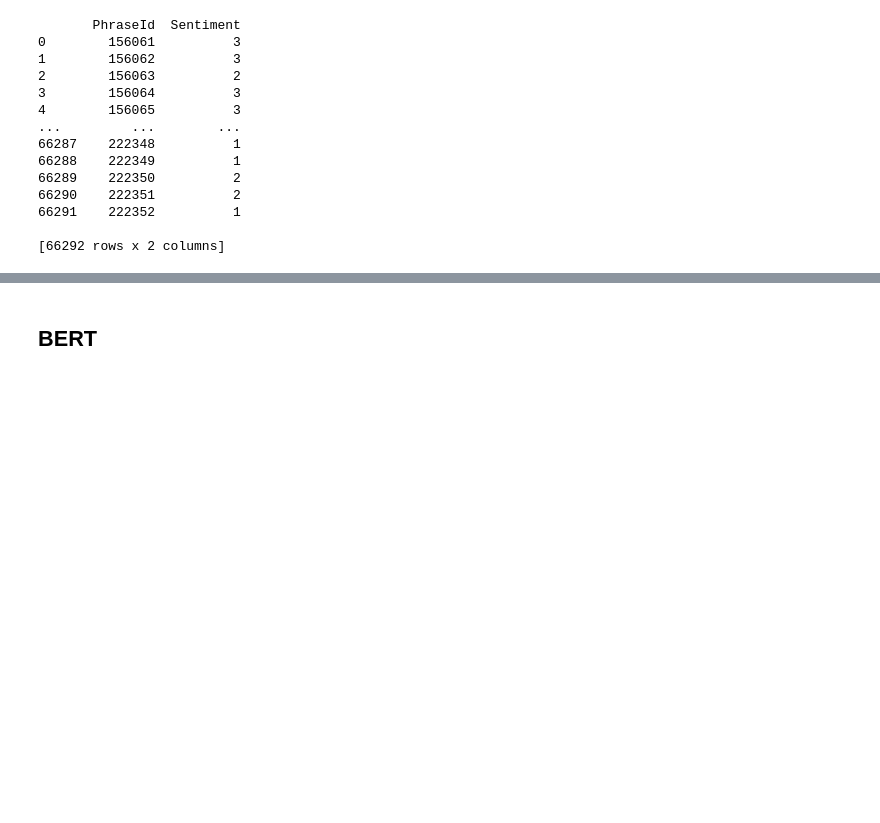
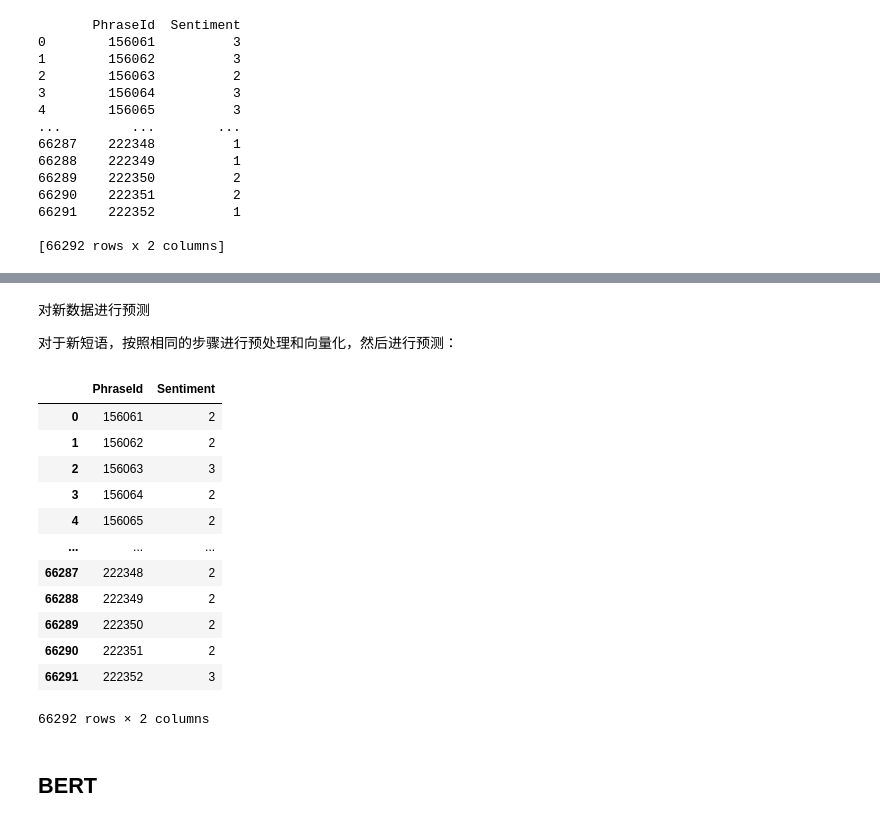
Before and after one commit to YiyangZhangPKU/DataWork, a Jupyter notebook: DataScience/sentiment-analysis-on-movie-reviews/Final_report.ipynb, the cells around one changed output, grey strips where cells are left out. Saved outputs shown, nothing was run; the diff lists cells and outputs as text; code cells hidden in the pictures; blank space fills up the shorter version.

```diff
--- a/DataScience/sentiment-analysis-on-movie-reviews/Final_report.ipynb
+++ b/DataScience/sentiment-analysis-on-movie-reviews/Final_report.ipynb
@@ -535,3 +684,34 @@ submission2.to_csv(r'submission_tfidf_MutiNB.csv', index=False)
+# %% [markdown]
+对新数据进行预测
+
+对于新短语，按照相同的步骤进行预处理和向量化，然后进行预测：
+# %%
+new_phrases = test_data["Phrase"]
+# 对新短语进行预处理
+new_phrases_tokenized = [preprocess_text(phrase) for phrase in new_phrases]
+
+# 向量化新短语
+X_new_w2v = np.array([vectorize_sentence(phrase) for phrase in new_phrases_tokenized])
+
+# 预测情感标签
+predictions = model3.predict(X_new_w2v)
+submission3 = pd.DataFrame({'PhraseId': test_data['PhraseId'], 'Sentiment': predictions})
+submission3.to_csv(r'output\submission_w2v_Logistic.csv', index=False)
+submission3
+# %% [output]
+|  | PhraseId | Sentiment |
+| 0 | 156061 | 2 |
+| 1 | 156062 | 2 |
+| 2 | 156063 | 3 |
+| 3 | 156064 | 2 |
+| 4 | 156065 | 2 |
+| ... | ... | ... |
+| 66287 | 222348 | 2 |
+| 66288 | 222349 | 2 |
+| 66289 | 222350 | 2 |
+| 66290 | 222351 | 2 |
+| 66291 | 222352 | 3 |
+66292 rows × 2 columns
 # %% [markdown]
 
 
```
Also changed, not shown: parts of 12 cells of this notebook.
